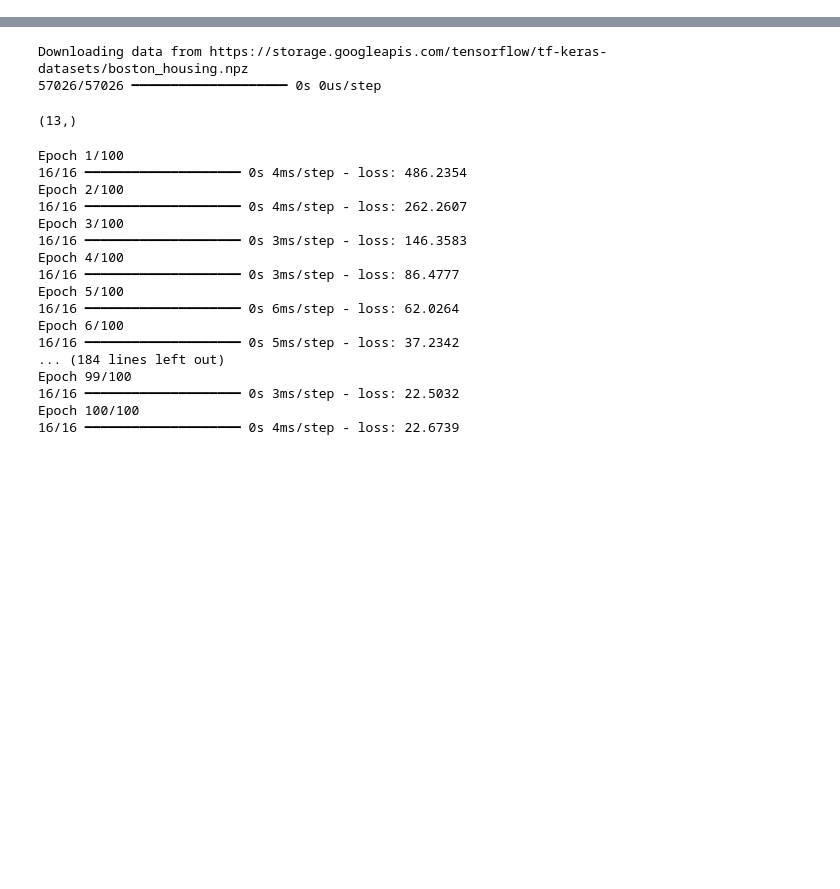
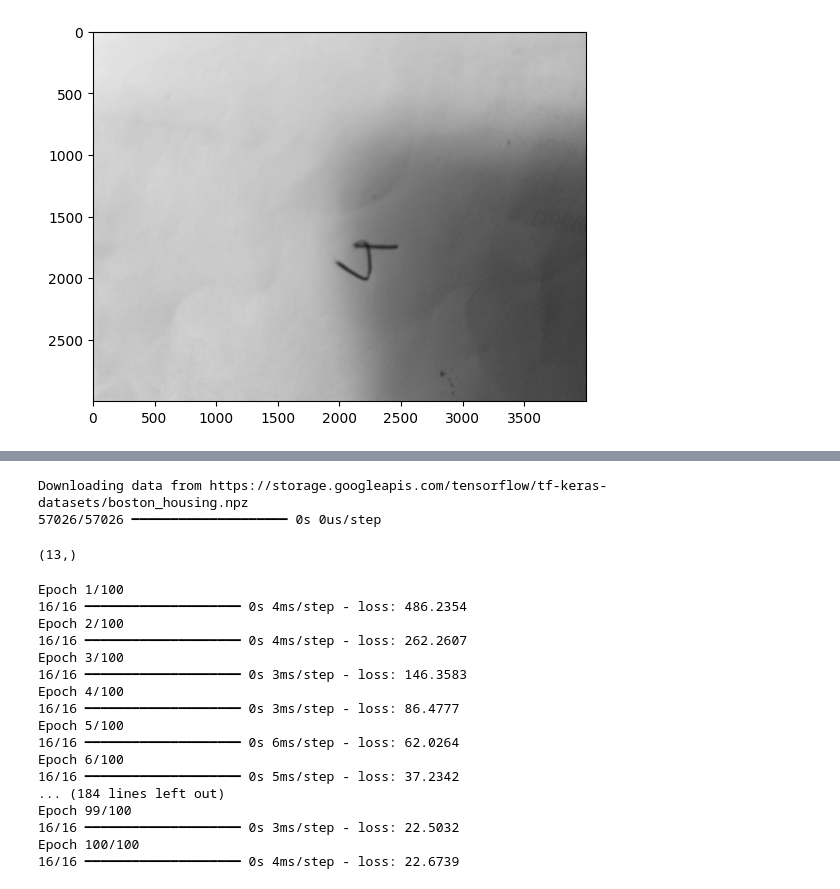
Before and after one commit to subh007/ml-ground, a Jupyter notebook: keras_example.ipynb, the cells around one changed output, grey strips where cells are left out. Saved outputs shown, nothing was run; the diff lists cells and outputs as text; code cells hidden in the pictures; blank space fills up the shorter version.

```diff
--- a/keras_example.ipynb
+++ b/keras_example.ipynb
@@ -22,0 +89,15 @@ import tensorflow as tf
+# %%
+image = tf.io.read_file("test.jpg")
+# %%
+image = tf.image.decode_jpeg(image, channels=1)
+image_resized = tf.image.resize(image, (28, 28))
+image_resized = image_resized.numpy()
+# %%
+def imageshow(array):
+  import matplotlib.pyplot as plt
+  plt.imshow(array, cmap='gray')
+  plt.show()
+# %%
+imageshow(image)
+# %% [output]
+[figure, added]
```
Also changed, not shown: parts of 15 cells of this notebook.
